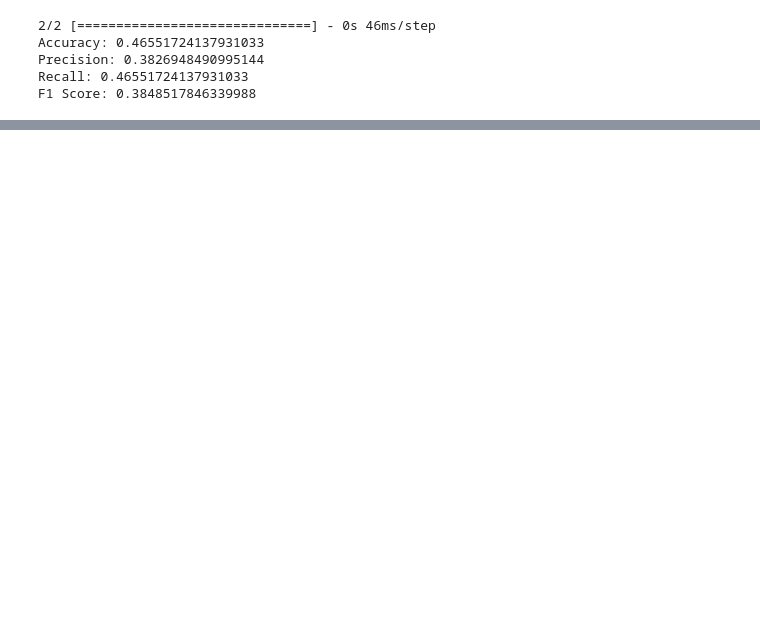
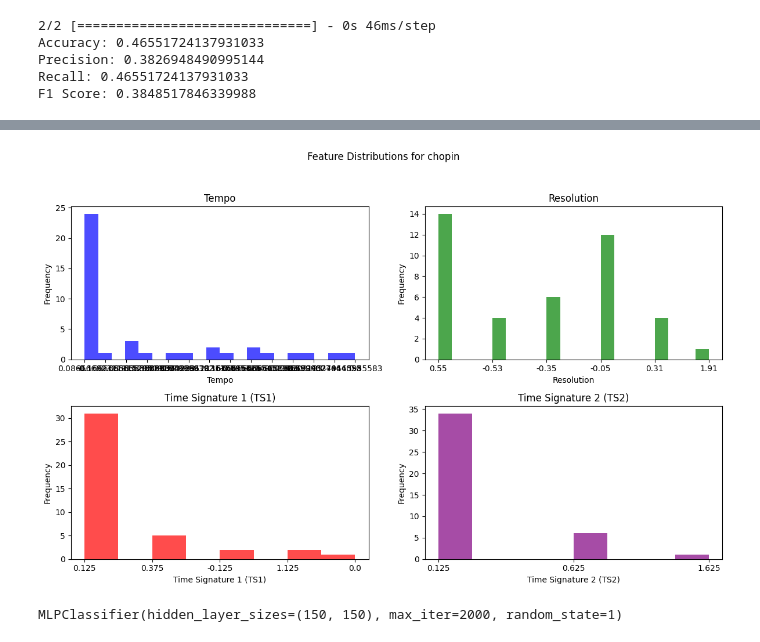
Before and after one commit to JeremyKrick/ComposerNet, a Jupyter notebook: ComposerNet_jeremy.ipynb, the cells around one changed output, grey strips where cells are left out. Saved outputs shown, nothing was run; the diff lists cells and outputs as text; code cells hidden in the pictures; blank space fills up the shorter version.

```diff
--- a/ComposerNet_jeremy.ipynb
+++ b/ComposerNet_jeremy.ipynb
@@ -394,0 +466,4 @@ F1 Score: 0.3848517846339988
+# %%
+#@title Midi Directory
+
+midi_directory = '/classical-music-midi/Composer_Dataset/NN_midi_files_extended/train'
@@ -394,0 +586,44 @@ F1 Score: 0.3848517846339988
+# %%
+columns = ['Tempo', 'Resolution', 'TS1', 'TS2', 'Composer']
+df = pd.DataFrame(labeled_features, columns=columns)
+# %%
+target_composer = 'chopin'
+
+# Filter the DataFrame to include only data for the target composer
+filtered_df = df[df['Composer'] == target_composer]
+
+# Create subplots for multiple charts
+fig, axs = plt.subplots(2, 2, figsize=(12, 8))
+fig.suptitle(f'Feature Distributions for {target_composer}')
+
+# Chart 1: Tempo
+axs[0, 0].hist(filtered_df['Tempo'], bins=20, color='blue', alpha=0.7)
+axs[0, 0].set_title('Tempo')
+axs[0, 0].set_xlabel('Tempo')
+axs[0, 0].set_ylabel('Frequency')
+
+# Chart 2: Resolution
+axs[0, 1].hist(filtered_df['Resolution'], bins=20, color='green', alpha=0.7)
+axs[0, 1].set_title('Resolution')
+axs[0, 1].set_xlabel('Resolution')
+axs[0, 1].set_ylabel('Frequency')
+
+# Chart 3: Time Signature 1 (TS1)
+axs[1, 0].hist(filtered_df['TS1'], bins=8, color='red', alpha=0.7)
+axs[1, 0].set_title('Time Signature 1 (TS1)')
+axs[1, 0].set_xlabel('Time Signature 1 (TS1)')
+axs[1, 0].set_ylabel('Frequency')
+
+# Chart 4: Time Signature 2 (TS2)
+axs[1, 1].hist(filtered_df['TS2'], bins=8, color='purple', alpha=0.7)
+axs[1, 1].set_title('Time Signature 2 (TS2)')
+axs[1, 1].set_xlabel('Time Signature 2 (TS2)')
+axs[1, 1].set_ylabel('Frequency')
+
+# Adjust layout
+plt.tight_layout(rect=[0, 0.03, 1, 0.95])
+
+# Show the charts
+plt.show()
+# %% [output]
+[figure, added]
@@ -394,0 +640,20 @@ F1 Score: 0.3848517846339988
+# %%
+#@title Build Model
+from sklearn.neural_network import MLPClassifier
+
+X_train = X_train.astype('float32')
+X_test = X_test.astype('float32')
+
+# Reshape the piano roll images to flat vectors
+X_train_flattened = X_train.values.reshape(X_train.shape[0], -1)
+X_test_flattened = X_test.values.reshape(X_test.shape[0], -1)
+
+# Initialize the MLPClassifier
+learning_rate = 0.001  # Change this to your desired learning rate
+mlp_model = MLPClassifier(hidden_layer_sizes=(150, 150), solver='adam', activation='relu',
+                          learning_rate_init=learning_rate, max_iter=2000, alpha=1e-4, tol=1e-4, random_state=1)
+
+# Train the model
+mlp_model.fit(X_train_flattened, y_train)
+# %% [output]
+MLPClassifier(hidden_layer_sizes=(150, 150), max_iter=2000, random_state=1)
```
Also changed, not shown: parts of 42 cells of this notebook.
